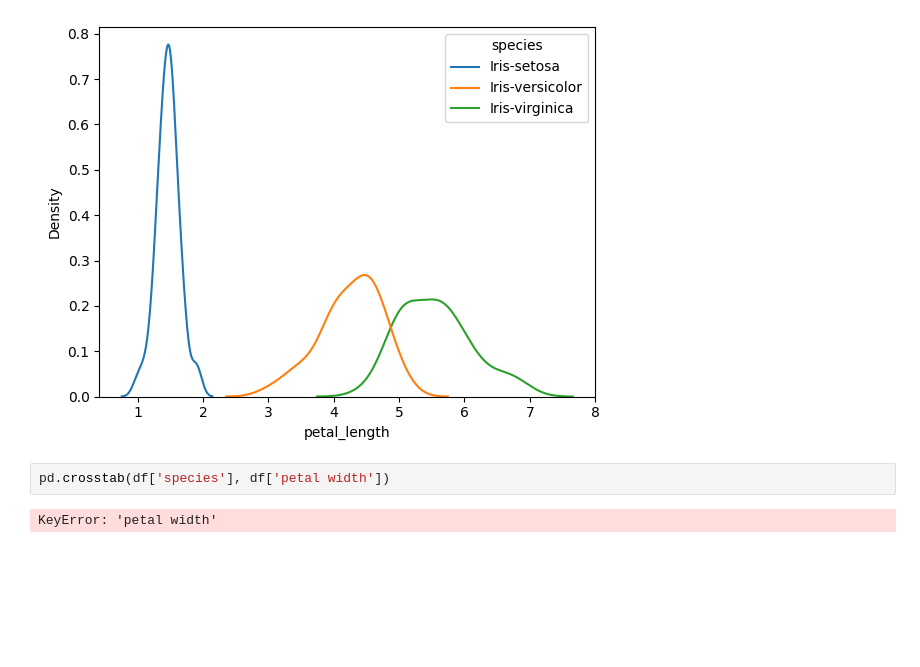
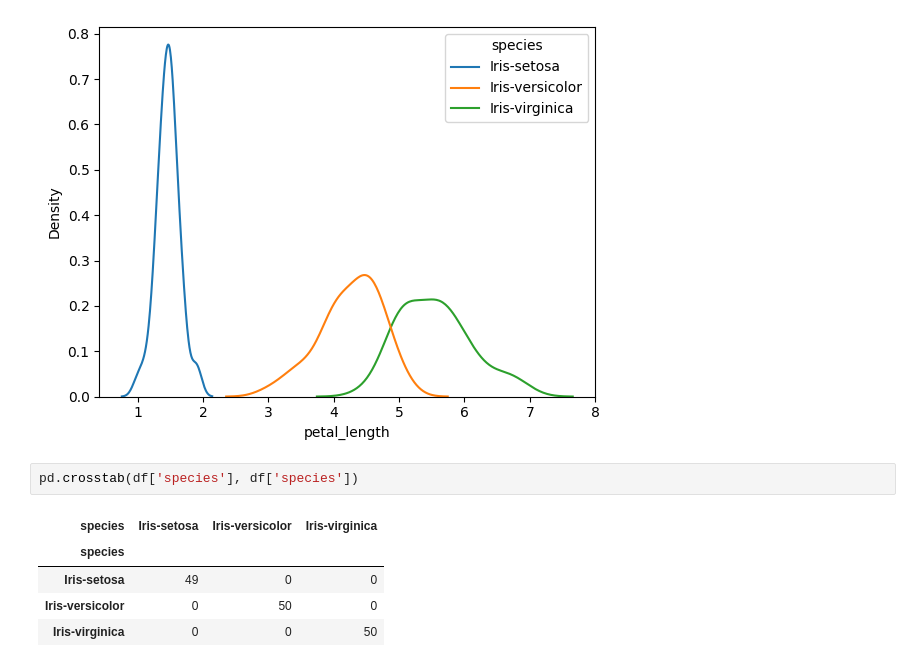
Before and after one commit to Aravindraprasad/Iris-Dataset, a Jupyter notebook: Iris_Dataset.ipynb, the cells around one changed output. Cells and saved outputs as stored; diff of their text form; blank space fills up the shorter version.

```diff
--- a/Iris_Dataset.ipynb
+++ b/Iris_Dataset.ipynb
@@ -73,6 +73,10 @@ sns.kdeplot(data=df, x='petal_length', hue='species')
 <Axes: xlabel='petal_length', ylabel='Density'>
 [figure]
 # %%
-pd.crosstab(df['species'], df['petal width'])
+pd.crosstab(df['species'], df['species'])
 # %% [output]
-KeyError: 'petal width'
+| species | Iris-setosa | Iris-versicolor | Iris-virginica |
+| species |  |  |  |
+| Iris-setosa | 49 | 0 | 0 |
+| Iris-versicolor | 0 | 50 | 0 |
+| Iris-virginica | 0 | 0 | 50 |
```
Also changed, not shown: parts of 1 cell of this notebook.
